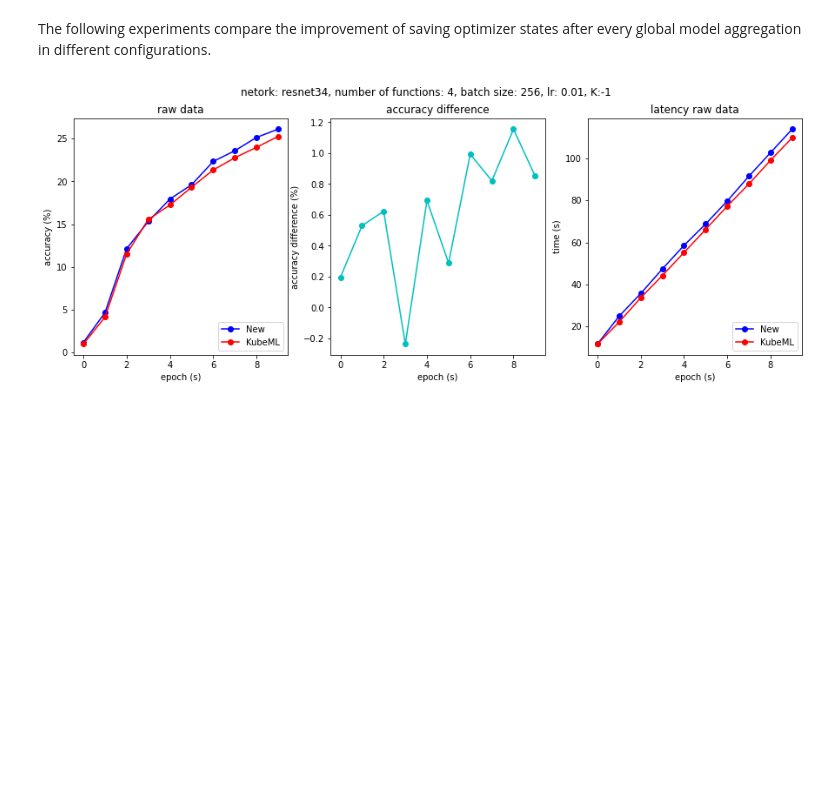
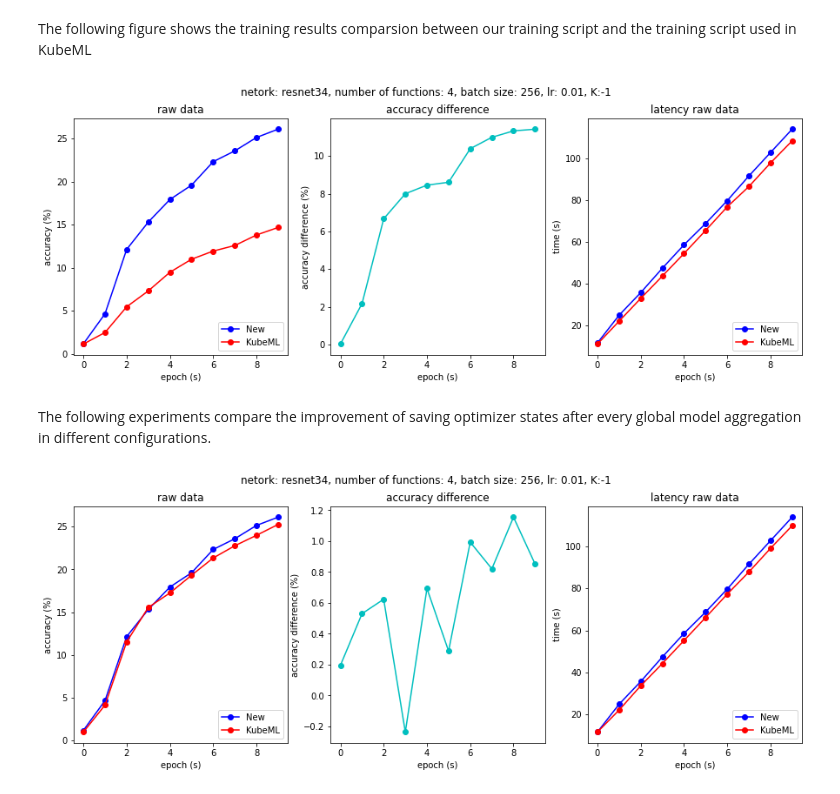
Before and after one commit to nwangfw/kubeml, a Jupyter notebook: ml/experiments/experiments_plots/resnet_cifar100_plot.ipynb, the cells around one changed output. Drawn from its saved outputs; the diff is of its cells as text; code cells hidden in the pictures; blank space fills up the shorter version.

Commit message:
update dataloader and experimental plots

```diff
--- a/ml/experiments/experiments_plots/resnet_cifar100_plot.ipynb
+++ b/ml/experiments/experiments_plots/resnet_cifar100_plot.ipynb
@@ -1,2 +7,48 @@
+# %% [markdown]
+The following figure shows the training results comparsion between our training script and the training script used in KubeML
+# %%
+
+network = 'resnet34'
+epoch = 10
+batch_size = 256
+lr = 0.01
+number_of_workers = 4
+K = -1
+
+x = np.arange(0, epoch, 1)
+s1 = [1.1730625,4.6636875,12.1385,15.3114375,17.9350625,19.6015,22.324375,23.5805,25.1351875,26.101]
+s2 = [1.143625,2.487875,5.4715625,7.3156875,9.484375,10.9971875,11.943375,12.593625,13.8100625,14.6838125]
+
+t1 = [11.640305527,24.881179459,35.686278535,47.356310753,58.545956264,68.749326314,79.690219858,91.488132628,102.688928464,113.864994442]
+t2 = [11.096219134,22.038570931,32.925469766,43.597069616,54.386179218,65.434968981,76.7308092,86.432285259,97.716040004,108.282660283]
+
+fig, ax = plt.subplots(1, 3, figsize=(15, 5))
+
+ax[0].plot(x, s1, "-bo", label="New")
+ax[0].plot(x, s2, "-ro", label="KubeML")
+ax[0].set_title('raw data')
+ax[0].legend(loc="lower right")
+ax[0].set(xlabel='epoch (s)', ylabel='accuracy (%)')
+
+
+# ax[1].plot(t, (np.divide(s1, s2) - 1)*100, "-b")
+# ax[1].set_title('improvement')
+# ax[1].set(xlabel='epoch (s)', ylabel='accuracy improvement (%)')
+
+ax[1].plot(x, np.subtract(s1, s2), "-co")
+ax[1].set_title('accuracy difference')
+ax[1].set(xlabel='epoch (s)', ylabel='accuracy difference (%)')
+
+ax[2].plot(x, t1, "-bo", label="New")
+ax[2].plot(x, t2, "-ro", label="KubeML")
+ax[2].set_title('latency raw data')
+ax[2].legend(loc="lower right")
+ax[2].set(xlabel='epoch (s)', ylabel='time (s)')
+
+fig.suptitle(f'netork: {network}, number of functions: {number_of_workers}, batch size: {batch_size}, lr: {lr}, K:{K}')
+#fig.savefig("test.png")
+plt.show()
+# %% [output]
+[figure, added]
 # %% [markdown]
 The following experiments compare the improvement of saving optimizer states after every global model aggregation in different configurations.
```
Also changed, not shown: parts of 2 cells of this notebook, 1 other file.
